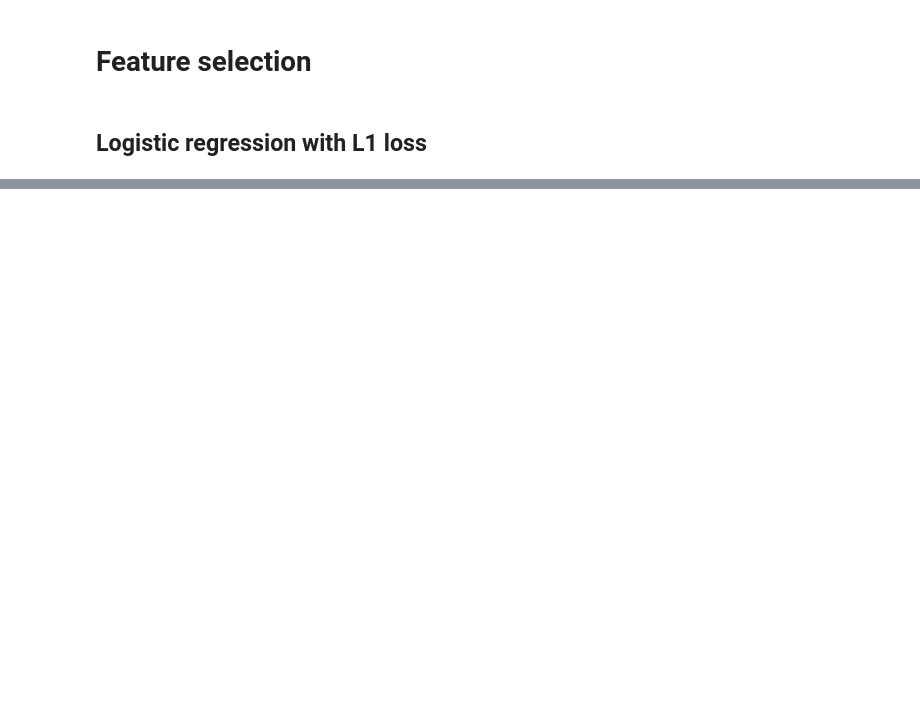
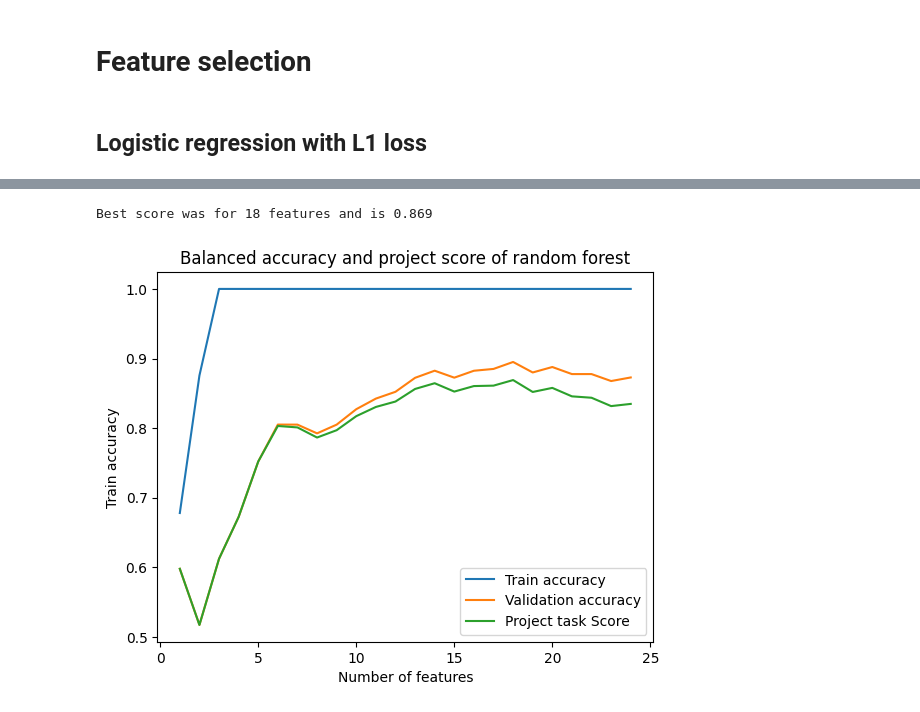
Before and after one commit to mstaczek/Feature-Selection-methods-project, a Jupyter notebook: artificial_testing.ipynb, the cells around one changed output, grey strips where cells are left out. Drawn from its saved outputs; the diff is of its cells as text; code cells hidden in the pictures; blank space fills up the shorter version.

```diff
--- a/artificial_testing.ipynb
+++ b/artificial_testing.ipynb
@@ -60,0 +103,31 @@ plt.show()
+# %%
+from xgboost import XGBClassifier
+from sklearn.metrics import balanced_accuracy_score
+
+list_of_dicts = []
+for i in tqdm.tqdm(range(1, 25)):
+    list_of_features = list(importances.argsort()[-i:])
+    rf = XGBClassifier(n_estimators=100, max_depth=20, random_state=1)
+    rf.fit(X_train[:, list_of_features], y_train)
+    y_train_pred = rf.predict(X_train[:, list_of_features])
+    acc_train = balanced_accuracy_score(y_train, y_train_pred)
+    y_valid_pred = rf.predict(X_valid[:, list_of_features])
+    acc_valid = balanced_accuracy_score(y_valid, y_valid_pred)
+    list_of_dicts.append({'Number of features': i,
+                          'Train accuracy': acc_train,
+                          'Validation accuracy': acc_valid,
+                          'Project task Score' : acc_valid - 0.01 * max(0, 1/5 * i - 1)})
+# %%
+import seaborn as sns
+
+df = pd.DataFrame(list_of_dicts)
+print(f'Best score was for {df.iloc[df["Project task Score"].argmax()]["Number of features"]:.0f} features and is {df["Project task Score"].max():.3f}')
+
+sns.lineplot(data=df, x='Number of features', y='Train accuracy', label='Train accuracy')
+sns.lineplot(data=df, x='Number of features', y='Validation accuracy', label='Validation accuracy')
+sns.lineplot(data=df, x='Number of features', y='Project task Score', label='Project task Score')
+plt.title('Balanced accuracy and project score of random forest')
+plt.show()
+# %% [output]
+Best score was for 18 features and is 0.869
+[figure, added]
```
Also changed, not shown: parts of 9 cells of this notebook.
